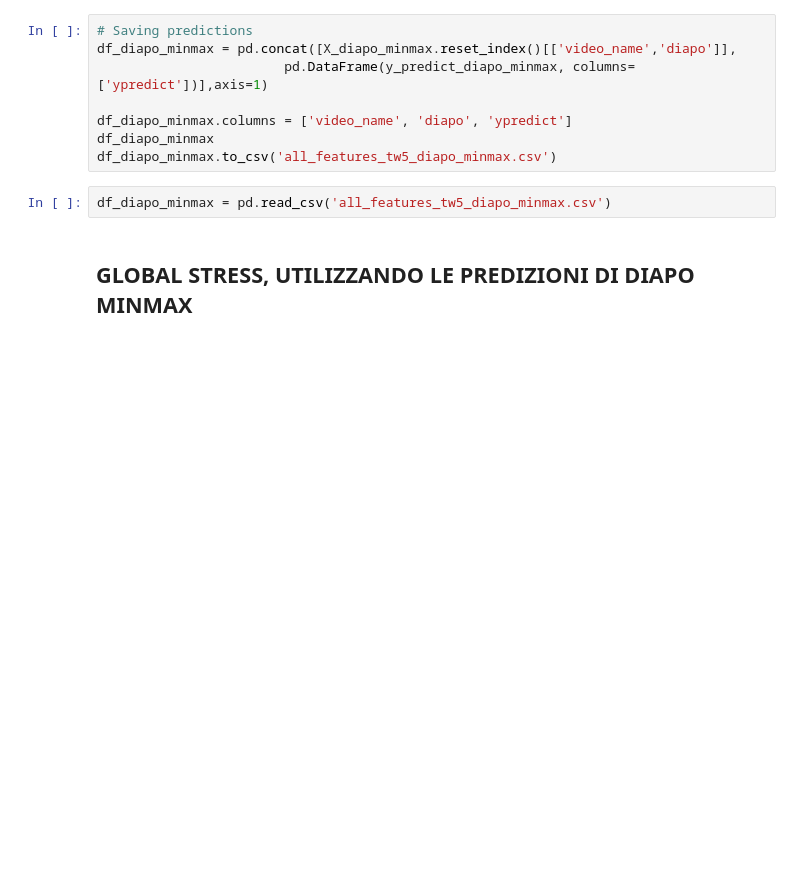
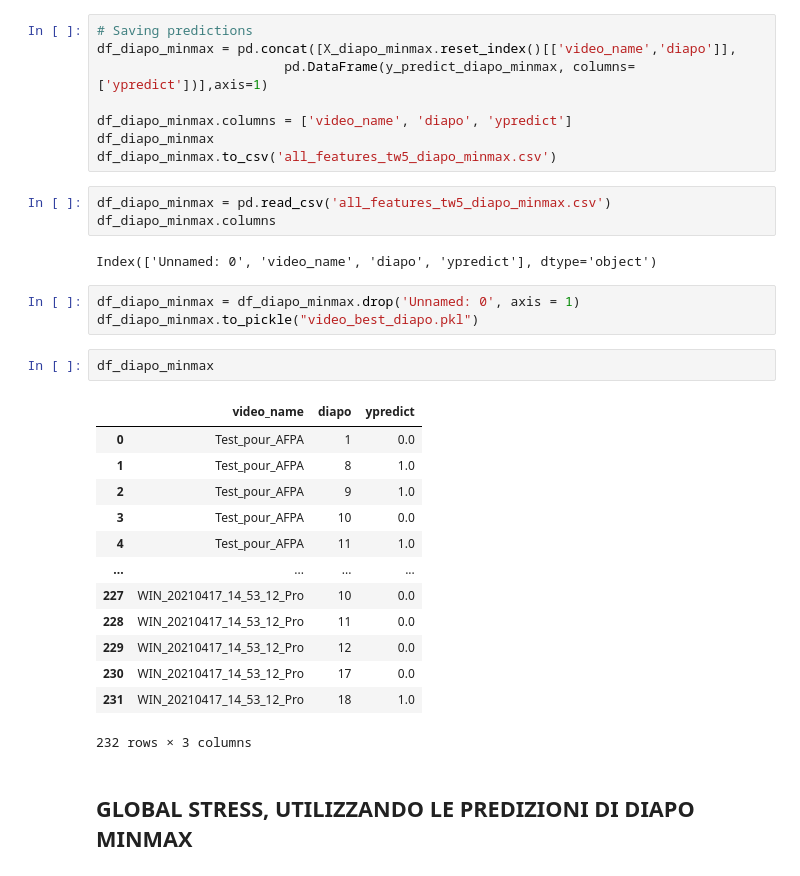
Before and after one commit to Projet-Fil-Rouge-AFPA/filrouge, a Jupyter notebook: Notebook_Valentina3_final_5s_diapo_glob.ipynb, the cells around one changed output. Saved outputs shown, nothing was run; the diff lists cells and outputs as text; blank space fills up the shorter version.

```diff
--- a/Notebook_Valentina3_final_5s_diapo_glob.ipynb
+++ b/Notebook_Valentina3_final_5s_diapo_glob.ipynb
@@ -500,6 +500,28 @@ df_diapo_minmax
 df_diapo_minmax.to_csv('all_features_tw5_diapo_minmax.csv')
 # %%
 df_diapo_minmax = pd.read_csv('all_features_tw5_diapo_minmax.csv')
+df_diapo_minmax.columns
+# %% [output]
+Index(['Unnamed: 0', 'video_name', 'diapo', 'ypredict'], dtype='object')
+# %%
+df_diapo_minmax = df_diapo_minmax.drop('Unnamed: 0', axis = 1)
+df_diapo_minmax.to_pickle("video_best_diapo.pkl")
+# %%
+df_diapo_minmax
+# %% [output]
+|  | video_name | diapo | ypredict |
+| 0 | Test_pour_AFPA | 1 | 0.0 |
+| 1 | Test_pour_AFPA | 8 | 1.0 |
+| 2 | Test_pour_AFPA | 9 | 1.0 |
+| 3 | Test_pour_AFPA | 10 | 0.0 |
+| 4 | Test_pour_AFPA | 11 | 1.0 |
+| ... | ... | ... | ... |
+| 227 | WIN_20210417_14_53_12_Pro | 10 | 0.0 |
+| 228 | WIN_20210417_14_53_12_Pro | 11 | 0.0 |
+| 229 | WIN_20210417_14_53_12_Pro | 12 | 0.0 |
+| 230 | WIN_20210417_14_53_12_Pro | 17 | 0.0 |
+| 231 | WIN_20210417_14_53_12_Pro | 18 | 1.0 |
+232 rows × 3 columns
 # %% [markdown]
 ## GLOBAL STRESS, UTILIZZANDO LE PREDIZIONI DI DIAPO MINMAX
 # %%
```
Also changed, not shown: parts of 9 cells of this notebook, 5 other files.
